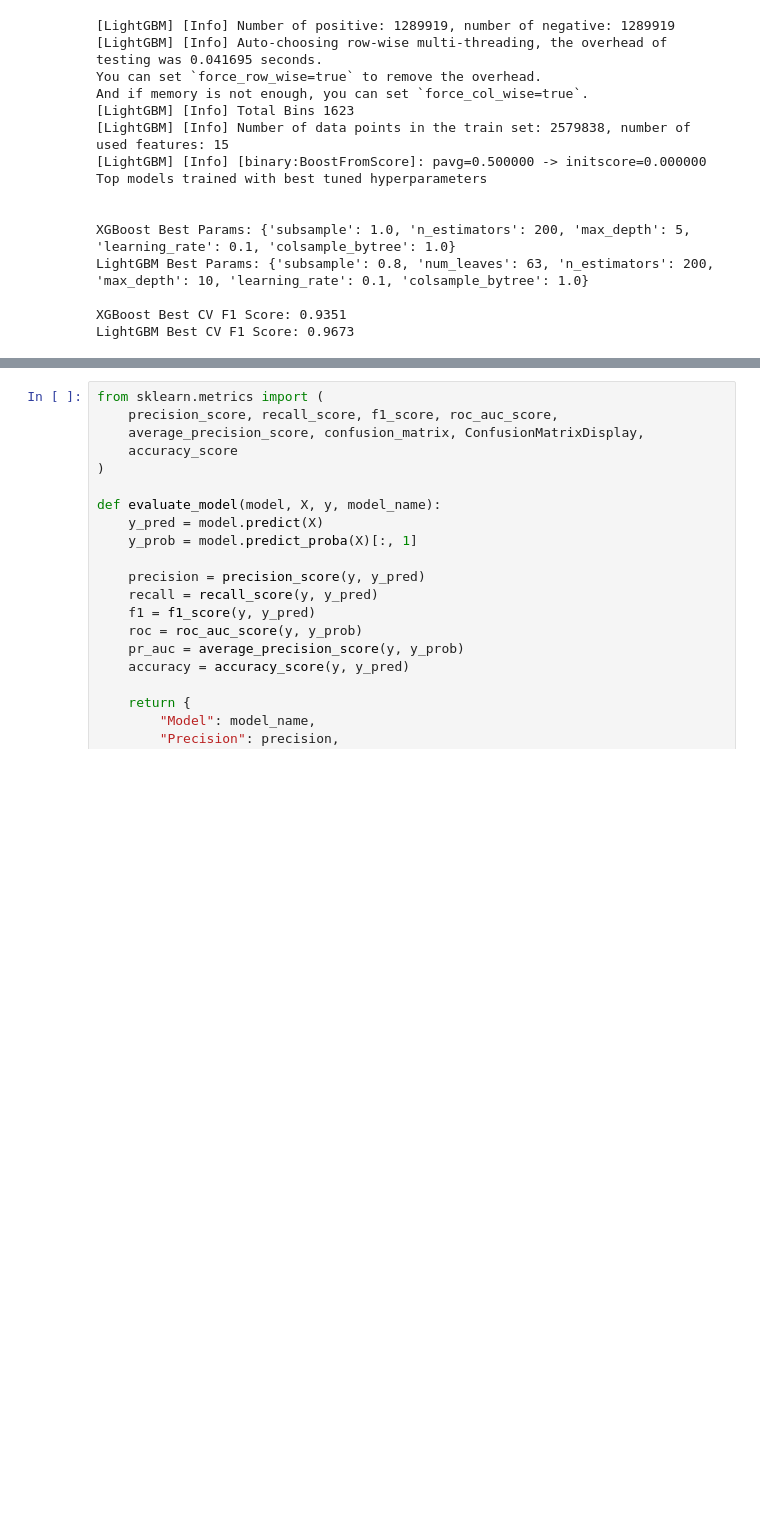
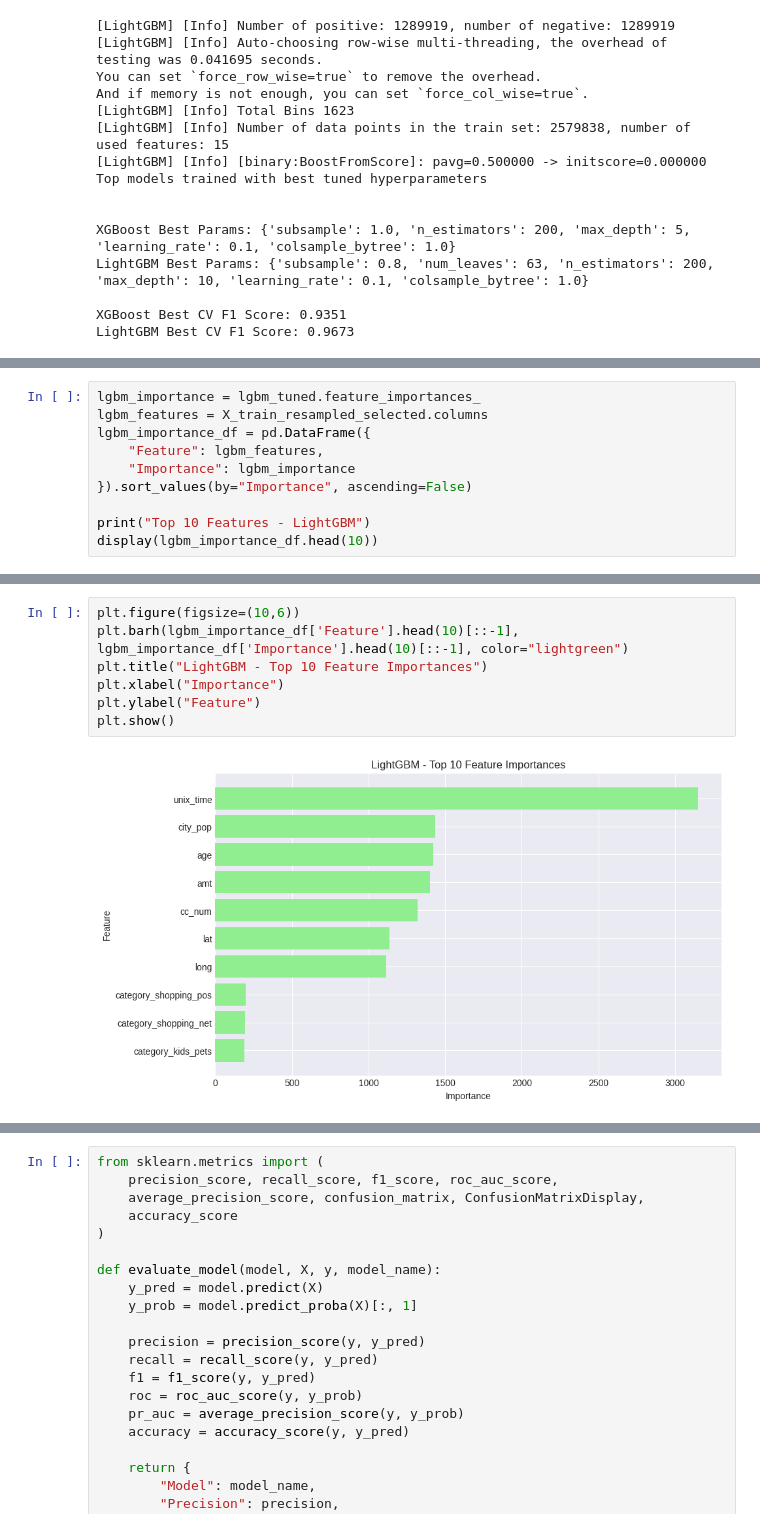
Before and after one commit to usama879/creditcardfraudproject, a Jupyter notebook: CreditCardFraud.ipynb, the cells around one changed output, grey strips where cells are left out. Cells and saved outputs as stored; diff of their text form; blank space fills up the shorter version.

```diff
--- a/CreditCardFraud.ipynb
+++ b/CreditCardFraud.ipynb
@@ -2082,0 +2183,10 @@ LightGBM Best CV F1 Score: 0.9673
+# %%
+lgbm_importance = lgbm_tuned.feature_importances_
+lgbm_features = X_train_resampled_selected.columns
+lgbm_importance_df = pd.DataFrame({
+    "Feature": lgbm_features,
+    "Importance": lgbm_importance
+}).sort_values(by="Importance", ascending=False)
+
+print("Top 10 Features - LightGBM")
+display(lgbm_importance_df.head(10))
@@ -2082,0 +2215,9 @@ LightGBM Best CV F1 Score: 0.9673
+# %%
+plt.figure(figsize=(10,6))
+plt.barh(lgbm_importance_df['Feature'].head(10)[::-1], lgbm_importance_df['Importance'].head(10)[::-1], color="lightgreen")
+plt.title("LightGBM - Top 10 Feature Importances")
+plt.xlabel("Importance")
+plt.ylabel("Feature")
+plt.show()
+# %% [output]
+[figure, added]
```
Also changed, not shown: parts of 38 cells of this notebook.
